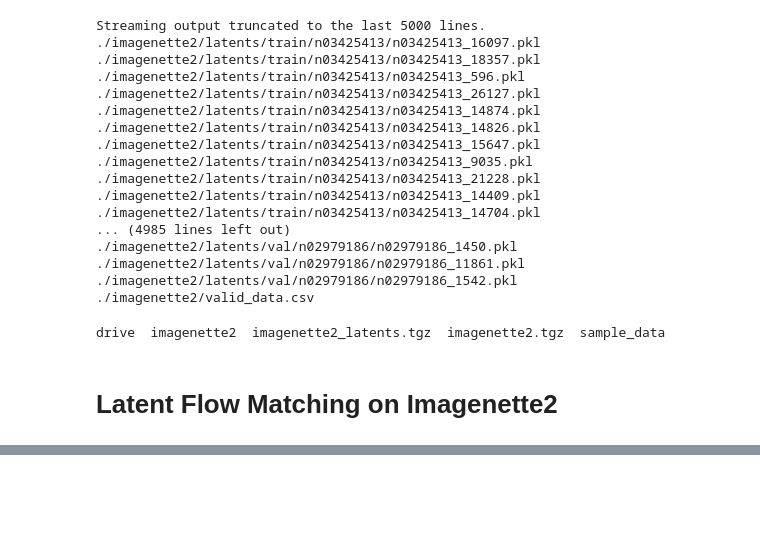
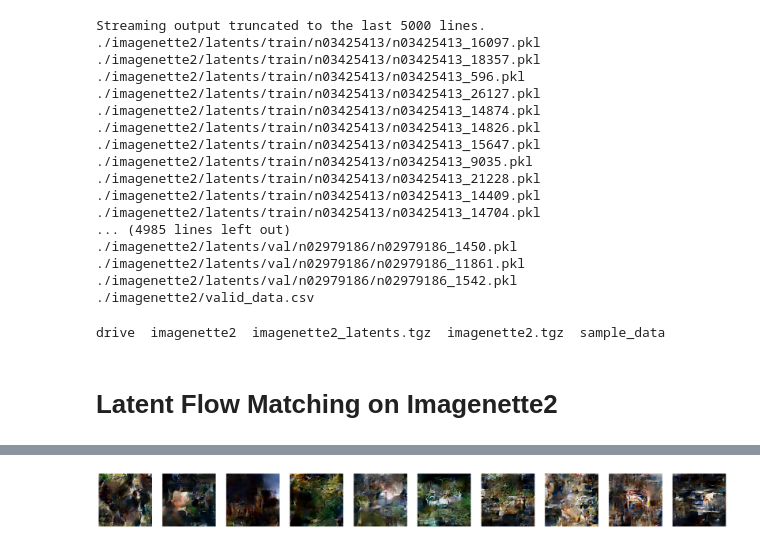
Before and after one commit to pranay8297/BitcoinSummaryGeneration, a Jupyter notebook: flow_matching_imagenet.ipynb, the cells around one changed output, grey strips where cells are left out. Drawn from its saved outputs; the diff is of its cells as text; code cells hidden in the pictures; blank space fills up the shorter version.

```diff
--- a/flow_matching_imagenet.ipynb
+++ b/flow_matching_imagenet.ipynb
@@ -761,0 +817,7 @@ clean_mem()
+# %%
+out = torch.load('generated_latents.pkl')
+# %%
+from diffusers import AutoencoderKL
+
+vae = AutoencoderKL.from_pretrained("stabilityai/sd-vae-ft-ema").cuda().requires_grad_(False)
+images = vae.decode(out[:10])['sample'].cpu()
@@ -761,0 +830,3 @@ clean_mem()
+# %%
+show_images(images, nrows = 1)
+# %% [output]
@@ -761,0 +843 @@ clean_mem()
+[figure, added]
```
Also changed, not shown: parts of 11 cells of this notebook.
